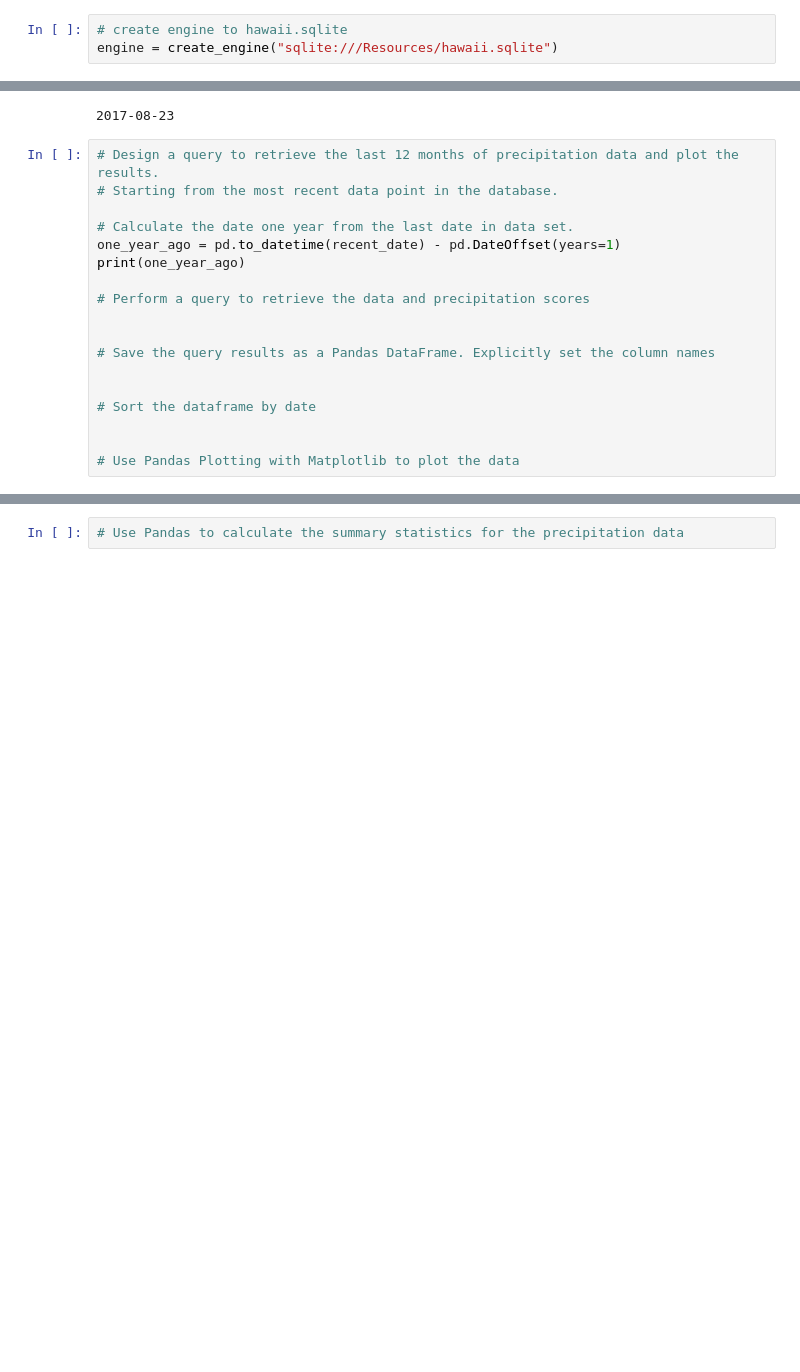
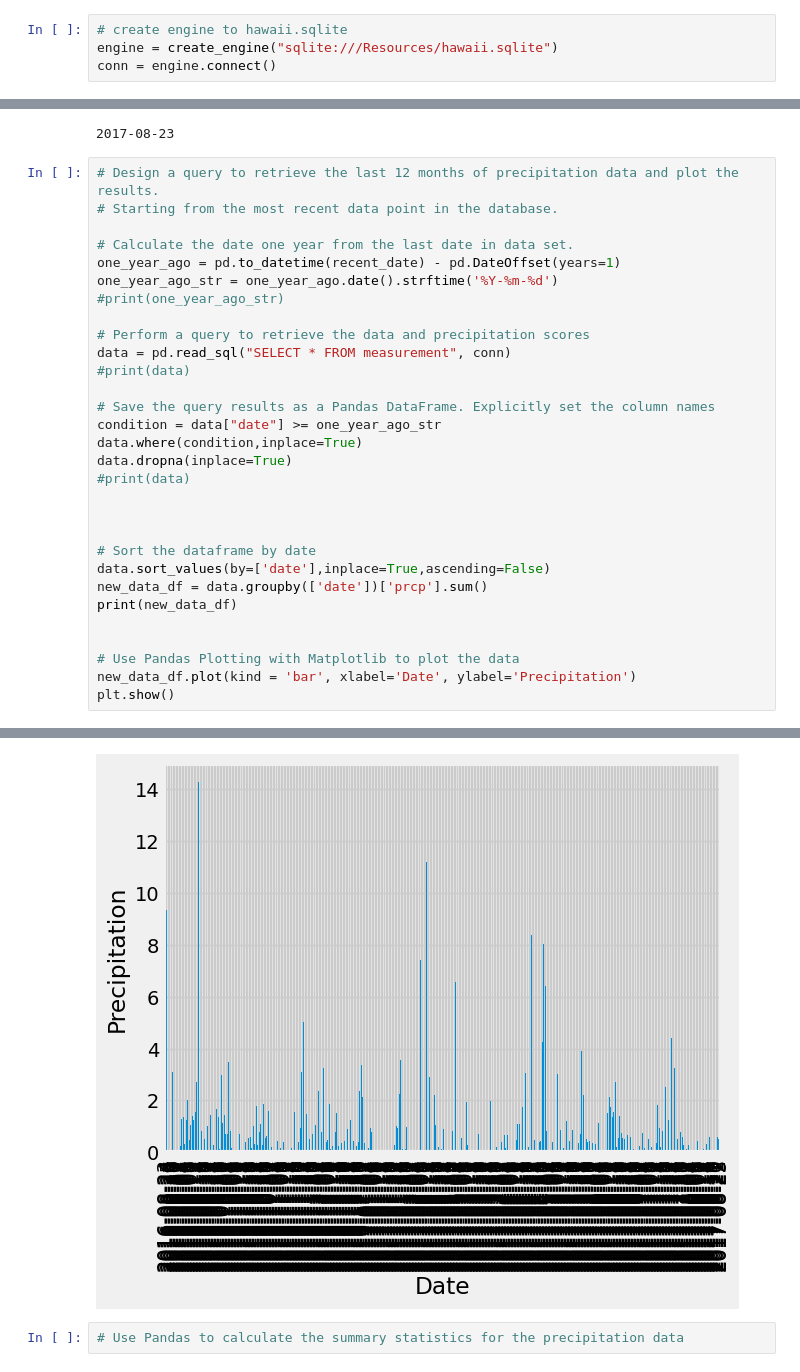
Before and after one commit to keerthireddykota/sqlalchemy-challenge, a Jupyter notebook: SurfsUp/climate_starter.ipynb, the cells around one changed output, grey strips where cells are left out. Saved outputs shown, nothing was run; the diff lists cells and outputs as text; blank space fills up the shorter version.

```diff
--- a/SurfsUp/climate_starter.ipynb
+++ b/SurfsUp/climate_starter.ipynb
@@ -18,6 +18,7 @@ from sqlalchemy import create_engine, func
 # %%
 # create engine to hawaii.sqlite
 engine = create_engine("sqlite:///Resources/hawaii.sqlite")
+conn = engine.connect()
 # %%
 # reflect an existing database into a new model
 Base = automap_base()
@@ -52,16 +53,28 @@ print(recent_date)
 
 # Calculate the date one year from the last date in data set.
 one_year_ago = pd.to_datetime(recent_date) - pd.DateOffset(years=1)
-print(one_year_ago)
+one_year_ago_str = one_year_ago.date().strftime('%Y-%m-%d')
+#print(one_year_ago_str)
 
 # Perform a query to retrieve the data and precipitation scores
-
+data = pd.read_sql("SELECT * FROM measurement", conn)
+#print(data)
 
 # Save the query results as a Pandas DataFrame. Explicitly set the column names
+condition = data["date"] >= one_year_ago_str
+data.where(condition,inplace=True)
+data.dropna(inplace=True)
+#print(data)
+
 
 
 # Sort the dataframe by date
+data.sort_values(by=['date'],inplace=True,ascending=False)
+new_data_df = data.groupby(['date'])['prcp'].sum()
+print(new_data_df)
 
 
 # Use Pandas Plotting with Matplotlib to plot the data
+new_data_df.plot(kind = 'bar', xlabel='Date', ylabel='Precipitation')
+plt.show()
 # %% [output]
@@ -69,3 +94,4 @@ print(one_year_ago)
+[figure, added]
 # %%
 # Use Pandas to calculate the summary statistics for the precipitation data
 # %% [output]
```
Also changed, not shown: parts of 1 cell of this notebook.
